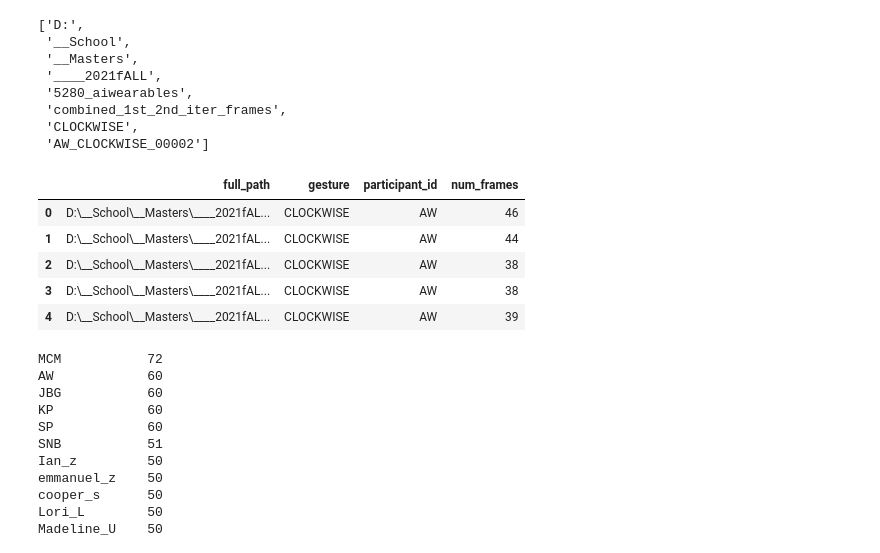
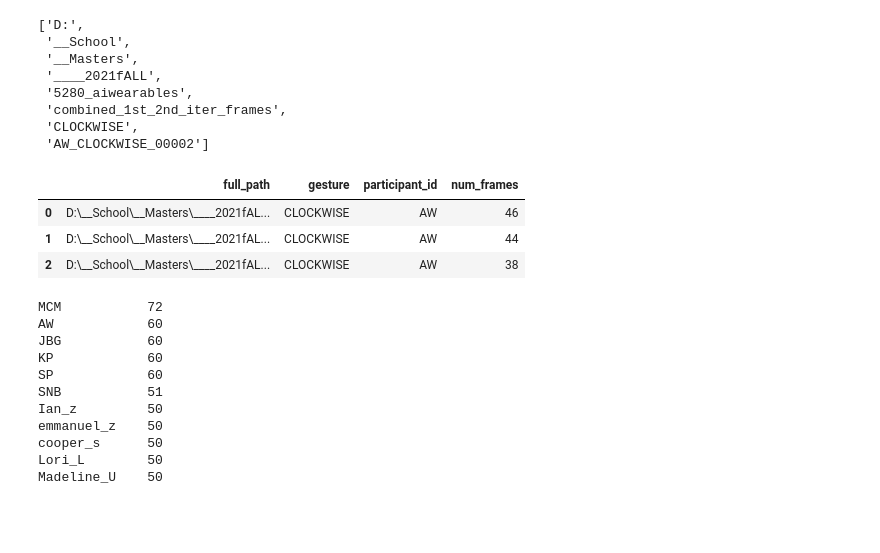
Before and after one commit to RCSnyder/video-classification, a Jupyter notebook: Frame_data_splitting.ipynb, the cells around one changed output. Saved outputs shown, nothing was run; the diff lists cells and outputs as text; code cells hidden in the pictures; blank space fills up the shorter version.

```diff
--- a/Frame_data_splitting.ipynb
+++ b/Frame_data_splitting.ipynb
@@ -103,14 +103,12 @@ def create_metadata_df(dir_names):
 # %%
 df = create_metadata_df(video_dir_names)
 # %%
-df.head()
+df.head(3)
 # %% [output]
 |  | full_path | gesture | participant_id | num_frames |
 | 0 | D:\__School\__Masters\____2021fAL... | CLOCKWISE | AW | 46 |
 | 1 | D:\__School\__Masters\____2021fAL... | CLOCKWISE | AW | 44 |
 | 2 | D:\__School\__Masters\____2021fAL... | CLOCKWISE | AW | 38 |
-| 3 | D:\__School\__Masters\____2021fAL... | CLOCKWISE | AW | 38 |
-| 4 | D:\__School\__Masters\____2021fAL... | CLOCKWISE | AW | 39 |
 # %%
 df.participant_id.value_counts()
 # %% [output]
```
Also changed, not shown: parts of 1 cell of this notebook, 4 other files.
